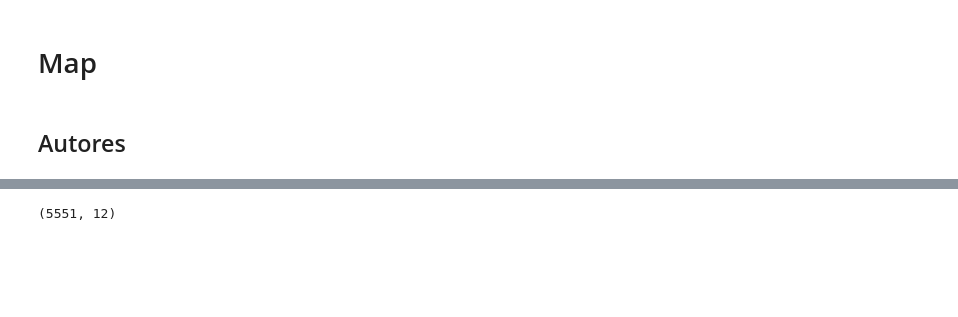
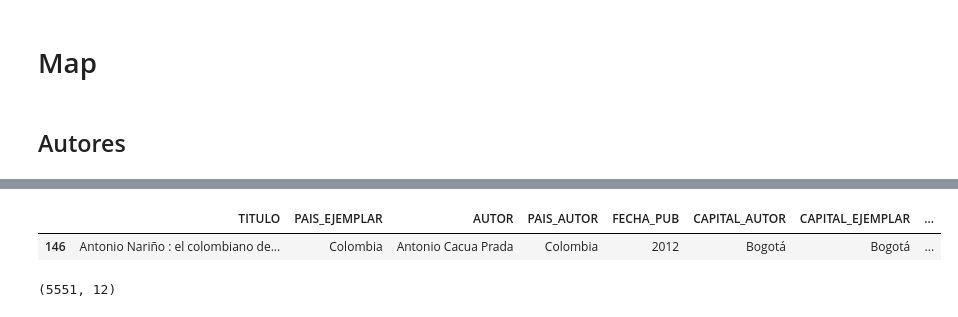
Before and after one commit to mavillard/colombia, a Jupyter notebook: autores_colombianos_test.ipynb, the cells around one changed output, grey strips where cells are left out. Cells and saved outputs as stored; diff of their text form; code cells hidden in the pictures; blank space fills up the shorter version.

```diff
--- a/autores_colombianos_test.ipynb
+++ b/autores_colombianos_test.ipynb
@@ -28,7 +28,7 @@ from googlemaps_key import KEY
 %%time
 
 autores_df = pd.read_csv(
-    'autores_colombianos_1.csv',
+    'autores_colombianos_4.csv',
     header=0,
     converters={
         'GEOLOC_CAPITAL_AUTOR': ast.literal_eval,
@@ -43,3 +43,8 @@ Wall time: 359 ms
+# %%
+autores_df[autores_df.CIUDAD_AUTOR == 'San Andrés'].drop_duplicates(['AUTOR'])
+# %% [output]
+|  | TITULO | PAIS_EJEMPLAR | AUTOR | PAIS_AUTOR | FECHA_PUB | CAPITAL_AUTOR | CAPITAL_EJEMPLAR | ... |
+| 146 | Antonio Nariño : el colombiano de... | Colombia | Antonio Cacua Prada | Colombia | 2012 | Bogotá | Bogotá | ... |
 # %%
 autores_df.shape
 # %% [output]
```
Also changed, not shown: parts of 1 cell of this notebook, 1 other file.
